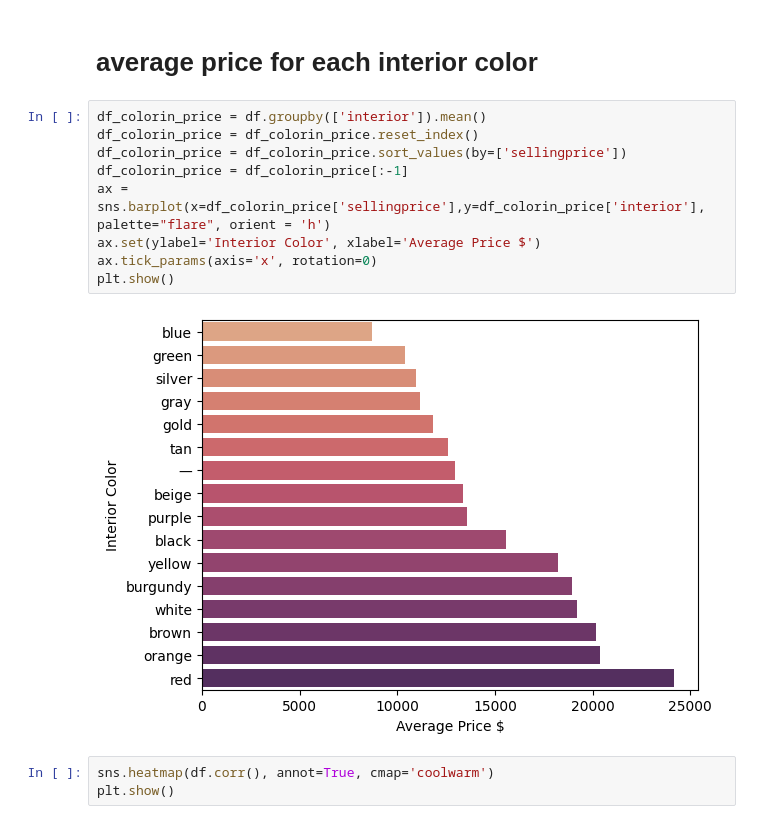
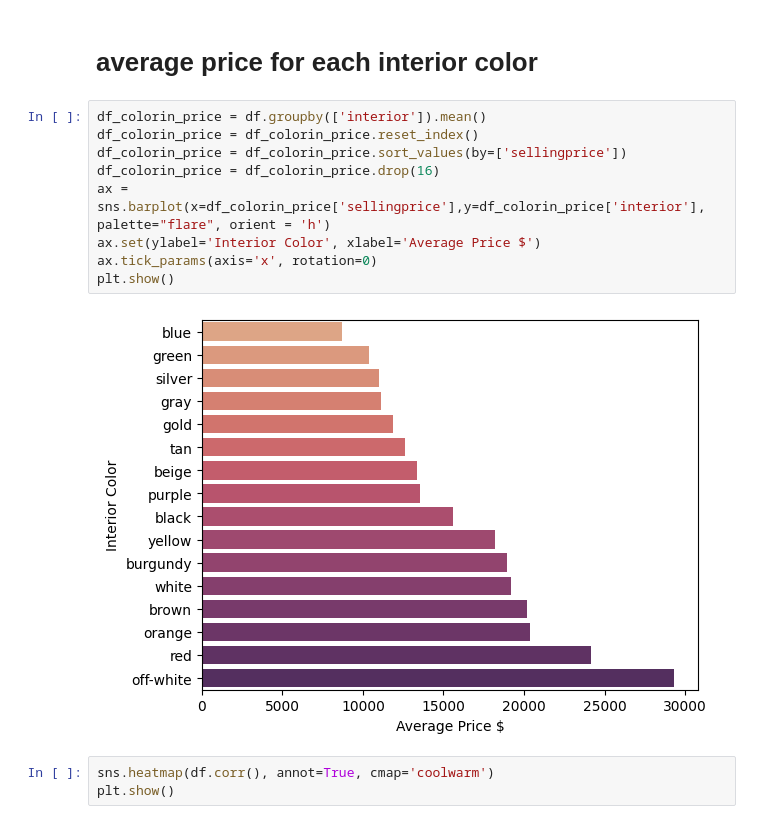
Before and after one commit to yiyuancui/car-price-analysis, a Jupyter notebook: Naiwen_Analysis.ipynb, the cells around one changed output. Drawn from its saved outputs; the diff is of its cells as text.

Commit message:
color update

```diff
--- a/Naiwen_Analysis.ipynb
+++ b/Naiwen_Analysis.ipynb
@@ -55,14 +55,14 @@ plt.show()
 # %%
 df_colorin_price = df.groupby(['interior']).mean()
 df_colorin_price = df_colorin_price.reset_index()
 df_colorin_price = df_colorin_price.sort_values(by=['sellingprice'])
-df_colorin_price = df_colorin_price[:-1]
+df_colorin_price = df_colorin_price.drop(16)
 ax = sns.barplot(x=df_colorin_price['sellingprice'],y=df_colorin_price['interior'], palette="flare", orient = 'h')
 ax.set(ylabel='Interior Color', xlabel='Average Price $')
 ax.tick_params(axis='x', rotation=0)
 plt.show()
 # %% [output]
-[figure, old version]
+[figure, new version]
 # %%
 sns.heatmap(df.corr(), annot=True, cmap='coolwarm')
 plt.show()
```
